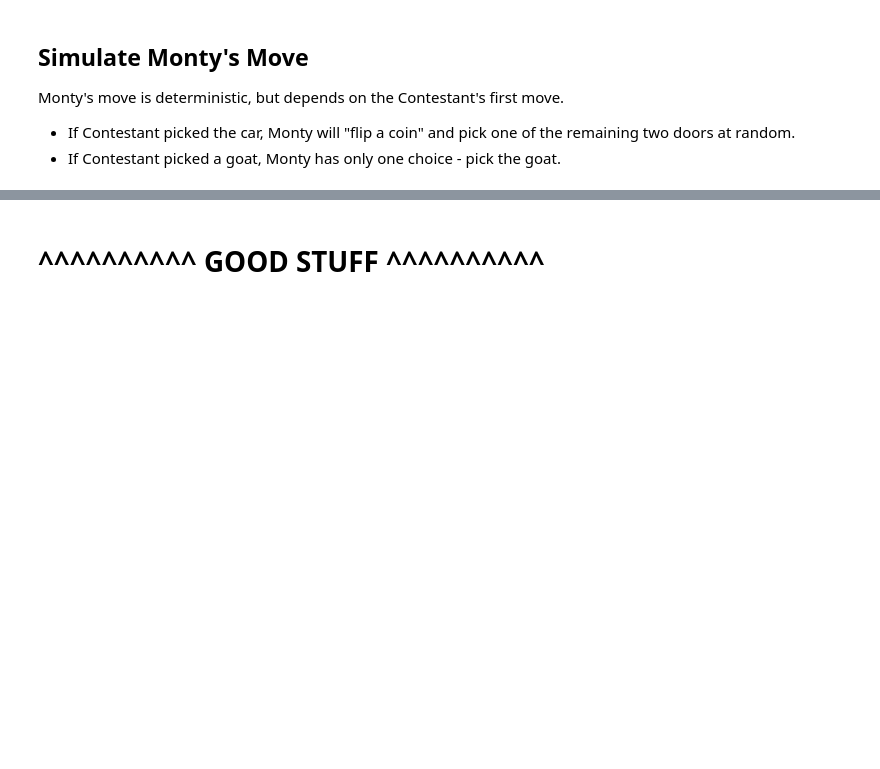
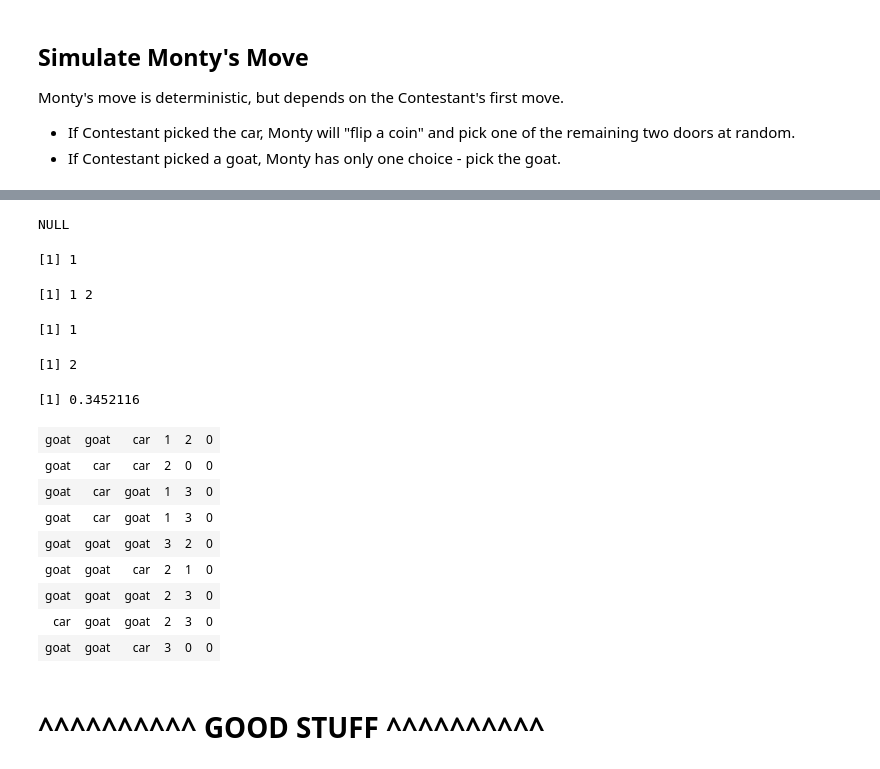
Before and after one commit to JingruWu10/UW_DataScience, a Jupyter notebook: Q2/HW03/HW03_Salemann_DRAFT.ipynb, the cells around one changed output, grey strips where cells are left out. Saved outputs shown, nothing was run; the diff lists cells and outputs as text; code cells hidden in the pictures; blank space fills up the shorter version.

```diff
--- a/Q2/HW03/HW03_Salemann_DRAFT.ipynb
+++ b/Q2/HW03/HW03_Salemann_DRAFT.ipynb
@@ -130,3 +236,77 @@ table(sim.monty(99))
+# %%
+B = NULL
+B
+# %% [output]
+NULL
+# %%
+A = c(1)
+A
+# %% [output]
+[1] 1
+# %%
+A = c(A, 2)
+A
+# %% [output]
+[1] 1 2
+# %%
+A[1]
+A[2]
+# %% [output]
+[1] 1
+[1] 2
+# %%
+runif(1)
+# %% [output]
+[1] 0.3452116
+# %%
+sim.monty = function(n){
+    monty = runif(n)          # Need to initialize monty somehow
+    doors = sim.move1a(n)      # Get the doors, prizes, contestants 1st move
+
+     for (game in 1:n){
+          contestant_door = as.numeric(doors[game,4])
+          contestant_prize = doors[game,contestant_door]
+        if(contestant_prize == 'car'){      # Did contestant pick the car?
+            monty_doors = NULL
+#             for (door in 1:3){                    #  Yes, flip a coin, pick one of the other doors
+#                 if (door != contestant_door){
+#                   if (monty_doors == NULL) {
+#                       monty_doors = door
+#                   } else {
+#                       monty_doors = c(monty_doors, door) # build the list of available doors
+#                   }
+#                 }
+#             }
+#             if (runif(1) > 0.5) {                    # flip a coin
+#                 doors[game,5] = mony_doors[1]
+#             } else {
+#                 doors[game,5] = mony_doors[2]
+#             }
+        } else {                                  #  No, find other goat door and pick it.
+            for (door in 1:3){
+                if (door != contestant_door){
+                  if (doors[game,door] != 'car')
+                      doors[game,5] = door
+                }
+            }
+        }
+     }
+    doors
+    # contestant_door
+}
+
+sim.monty(9)
+# table(sim.monty(99))
+# %% [output]
+| goat | goat | car | 1 | 2 | 0 |
+| goat | car | car | 2 | 0 | 0 |
+| goat | car | goat | 1 | 3 | 0 |
+| goat | car | goat | 1 | 3 | 0 |
+| goat | goat | goat | 3 | 2 | 0 |
+| goat | goat | car | 2 | 1 | 0 |
+| goat | goat | goat | 2 | 3 | 0 |
+| car | goat | goat | 2 | 3 | 0 |
+| goat | goat | car | 3 | 0 | 0 |
 # %% [markdown]
 # ^^^^^^^^^^ GOOD STUFF ^^^^^^^^^^
 # %% [markdown]
```
Also changed, not shown: parts of 11 cells of this notebook.
